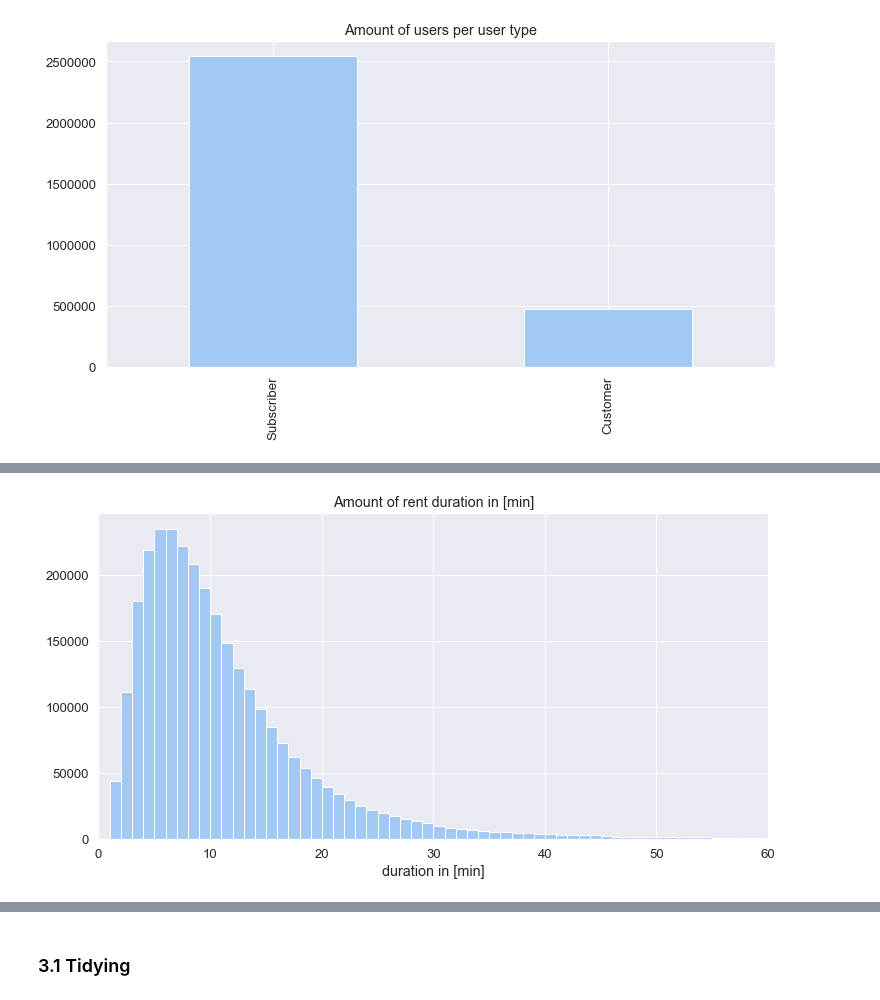
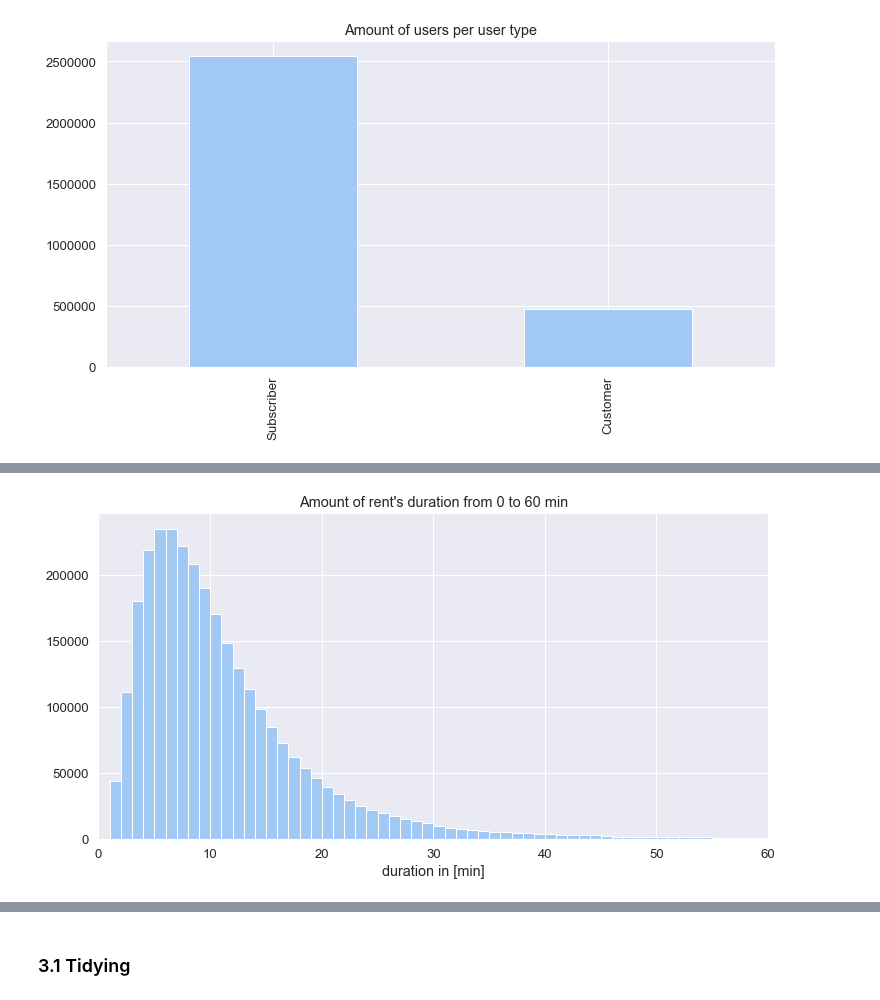
Before and after one commit to resa89/DataAnalystND, a Jupyter notebook: 07_CommunicatingDataFindings/wrangle_act.ipynb, the cells around one changed output, grey strips where cells are left out. Saved outputs shown, nothing was run; the diff lists cells and outputs as text; code cells hidden in the pictures.

```diff
--- a/07_CommunicatingDataFindings/wrangle_act.ipynb
+++ b/07_CommunicatingDataFindings/wrangle_act.ipynb
@@ -304,10 +317,10 @@ print(pd.to_datetime(df['end_time']).min(), pd.to_datetime(df['end_time']).max()
 # %%
 #duration_hours = df['duration_sec']/60/60  # duration time in hours
 duration_mins = df['duration_sec']/60 # duration time in minutes
 edges = np.arange(duration_mins.min(), duration_mins.max()+1, 1)
 plt.hist(duration_mins, bins = edges)
 plt.xlabel('duration in [min]')
 plt.xlim(0, 60)
-plt.title('Amount of rent duration in [min]');
+plt.title("Amount of rent's duration from 0 to 60 min");
 # %% [output]
-[figure, old version]
+[figure, new version]
```
Also changed, not shown: parts of 17 cells of this notebook.
